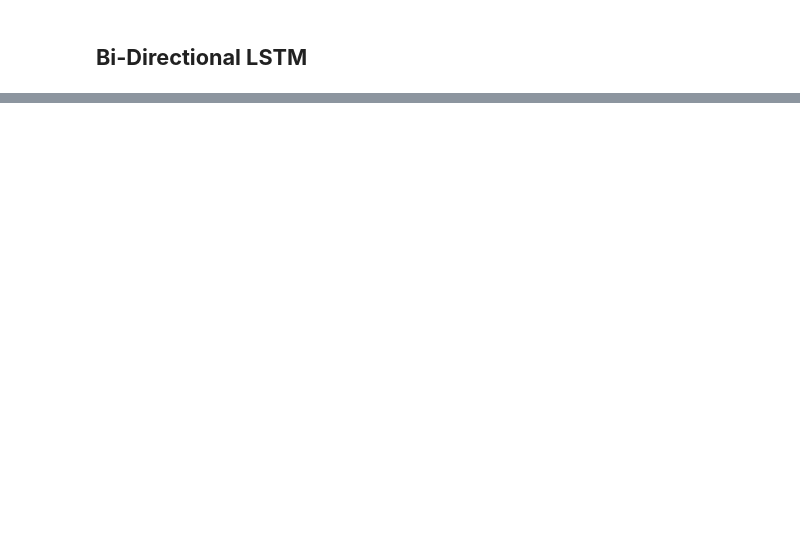
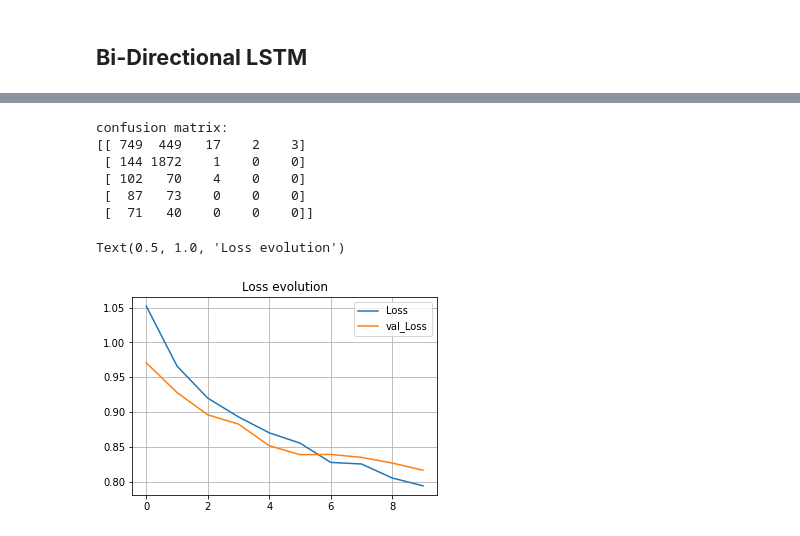
Before and after one commit to abuhurera8320/Hate_Speech_Detection, a Jupyter notebook: Roman_Urdu_Hate_Speech_Detection(Multi_Class).ipynb, the cells around one changed output, grey strips where cells are left out. Cells and saved outputs as stored; diff of their text form; code cells hidden in the pictures; blank space fills up the shorter version.

```diff
--- a/Roman_Urdu_Hate_Speech_Detection(Multi_Class).ipynb
+++ b/Roman_Urdu_Hate_Speech_Detection(Multi_Class).ipynb
@@ -420,0 +493,12 @@ KeyboardInterrupt: ignored
+# %%
+   # GRU with Word2Vec embeddings and two dense layers
+model = Sequential()
+model.add(Embedding(embedding_matrix.shape[0],embedding_matrix.shape[1],weights=[embedding_matrix],input_length=MAX_SEQUENCE_LENGTH,trainable=False))
+#model.add(SpatialDropout1D(0.3))
+model.add(Bidirectional(GRU(300,dropout=0.3)))
+model.add(Dense(512,activation='relu'))
+model.add(Dense(256, activation='relu'))
+model.add(Dense(no_of_classes, activation='softmax'))
+model.compile(loss='sparse_categorical_crossentropy', optimizer='adam',metrics=['accuracy'])
+
+model.summary()
@@ -420,0 +526,3 @@ KeyboardInterrupt: ignored
+# %%
+history = model.fit(X_train, y_train, epochs=10, batch_size=64,
+                    validation_data=(X_test, y_test), verbose=1)
@@ -420,0 +577,21 @@ KeyboardInterrupt: ignored
+# %%
+print("confusion matrix: ")
+print(metrics.confusion_matrix(y_test, y_pred))
+# %% [output]
+confusion matrix:
+[[ 749  449   17    2    3]
+ [ 144 1872    1    0    0]
+ [ 102   70    4    0    0]
+ [  87   73    0    0    0]
+ [  71   40    0    0    0]]
+# %%
+plt.figure(figsize=(12, 8))
+plt.subplot(2, 2, 1)
+plt.plot(history.history['loss'], label='Loss')
+plt.plot(history.history['val_loss'], label='val_Loss')
+plt.legend()
+plt.grid()
+plt.title('Loss evolution')
+# %% [output]
+Text(0.5, 1.0, 'Loss evolution')
+[figure, added]
```
Also changed, not shown: parts of 20 cells of this notebook.
